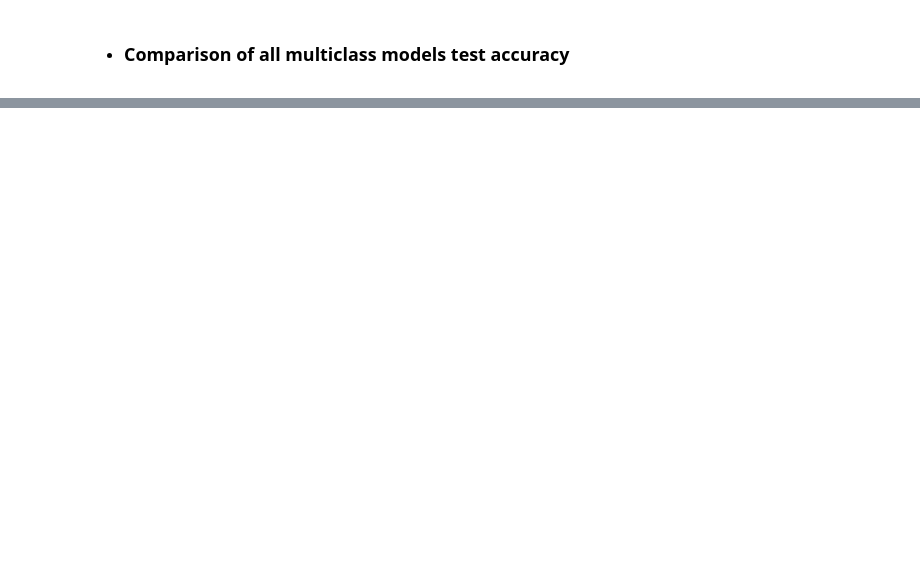
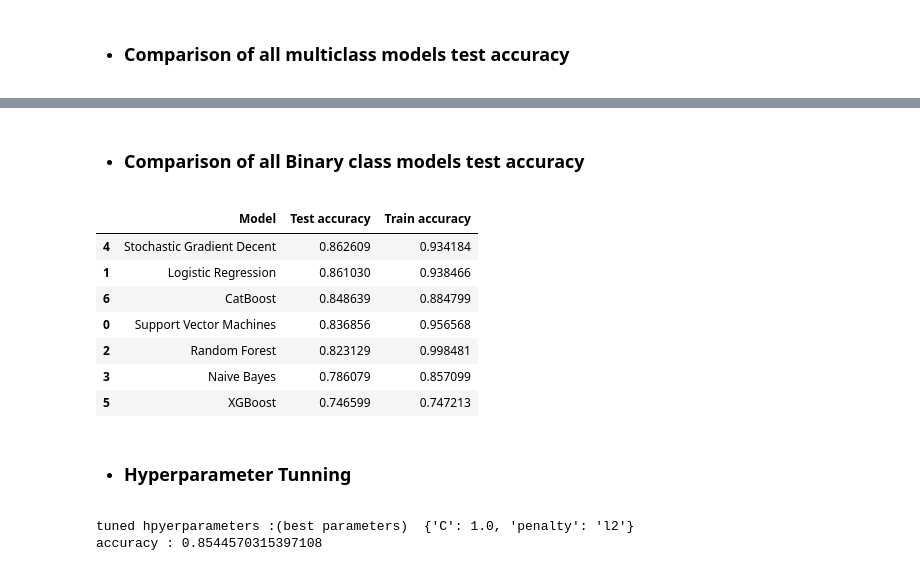
Before and after one commit to Rajesh1505/Coronavirus_Tweet_Sentiment_Analysis-Capstone_Project_3, a Jupyter notebook: Coronavirus_Tweet_Sentiment_Analysis_Rajesh_Kumar_Patel_Capstone_Project_3.ipynb, the cells around one changed output, grey strips where cells are left out. Drawn from its saved outputs; the diff is of its cells as text; code cells hidden in the pictures; blank space fills up the shorter version.

```diff
--- a/Coronavirus_Tweet_Sentiment_Analysis_Rajesh_Kumar_Patel_Capstone_Project_3.ipynb
+++ b/Coronavirus_Tweet_Sentiment_Analysis_Rajesh_Kumar_Patel_Capstone_Project_3.ipynb
@@ -1050,0 +1246,13 @@ models.sort_values(by='Test accuracy', ascending=False)
+# %%
+#Logistic Regression model
+from sklearn.linear_model import LogisticRegression
+logreg = LogisticRegression()
+
+logreg.fit(X_train, y_train)
+
+logreg_prediction = logreg.predict(X_test)
+logreg_train_accuracy = logreg.score(X_train,y_train)
+logreg_accuracy = accuracy_score(y_test,logreg_prediction)
+print("Training accuracy Score    : ",logreg_train_accuracy)
+print("Testing accuracy Score : ",logreg_accuracy )
+print(classification_report(logreg_prediction,y_test))
@@ -1050,0 +1272,12 @@ models.sort_values(by='Test accuracy', ascending=False)
+# %%
+#Catboost Model
+from catboost import CatBoostClassifier, Pool, cv
+from sklearn.metrics import accuracy_score
+
+clf2 = CatBoostClassifier()
+
+clf2.fit(X_train, y_train, eval_set=(X_test, y_test), verbose=False )
+
+print('CatBoost model is fitted: ' + str(clf2.is_fitted()))
+print('CatBoost model parameters:')
+print(clf2.get_params())
@@ -1050,0 +1288,8 @@ models.sort_values(by='Test accuracy', ascending=False)
+# %%
+#Catboost Model accuracy
+catboost_prediction = clf2.predict(X_test)
+catboost_train_accuracy = clf2.score(X_train,y_train)
+catboost_accuracy = accuracy_score(y_test,catboost_prediction)
+print("Training accuracy Score    : ",catboost_train_accuracy)
+print("Testing accuracy Score : ",catboost_accuracy )
+print(classification_report(catboost_prediction,y_test))
@@ -1050,0 +1307,37 @@ models.sort_values(by='Test accuracy', ascending=False)
+# %% [markdown]
+* ### **Comparison of all Binary class models test accuracy**
+# %%
+#Comparison of all Binary class models test accuracy
+all_binaryclass_models = pd.DataFrame({'Model': ['Support Vector Machines', 'Logistic Regression', 'Random Forest', 'Naive Bayes',
+                                                 'Stochastic Gradient Decent', 'XGBoost','CatBoost'],
+                                    'Test accuracy': [svc_accuracy, logreg_accuracy, rf_accuracy, NB_accuracy,
+                                                  sgd_accuracy, xgb_accuracy,catboost_accuracy],
+                                   'Train accuracy': [svc_train_accuracy, logreg_train_accuracy, rf_train_accuracy, NB_train_accuracy,
+                                                  sgd_train_accuracy, xgb_train_accuracy,catboost_train_accuracy]})
+
+all_binaryclass_models.sort_values(by='Test accuracy', ascending=False)
+# %% [output]
+|  | Model | Test accuracy | Train accuracy |
+| 4 | Stochastic Gradient Decent | 0.862609 | 0.934184 |
+| 1 | Logistic Regression | 0.861030 | 0.938466 |
+| 6 | CatBoost | 0.848639 | 0.884799 |
+| 0 | Support Vector Machines | 0.836856 | 0.956568 |
+| 2 | Random Forest | 0.823129 | 0.998481 |
+| 3 | Naive Bayes | 0.786079 | 0.857099 |
+| 5 | XGBoost | 0.746599 | 0.747213 |
+# %% [markdown]
+* ### **Hyperparameter Tunning**
+# %%
+#Hyperparameter tunning for LogisticRegression
+from sklearn.model_selection import GridSearchCV
+from sklearn.linear_model import LogisticRegression
+grid={"C":np.logspace(-3,3,7), "penalty":["l1","l2"]}# l1 lasso l2 ridge
+logreg=LogisticRegression()
+logreg_cv=GridSearchCV(logreg,grid,cv=10)
+logreg_cv.fit(X_train,y_train)
+
+print("tuned hpyerparameters :(best parameters) ",logreg_cv.best_params_)
+print("accuracy :",logreg_cv.best_score_)
+# %% [output]
+tuned hpyerparameters :(best parameters)  {'C': 1.0, 'penalty': 'l2'}
+accuracy : 0.8544570315397108
```
Also changed, not shown: parts of 60 cells of this notebook.
